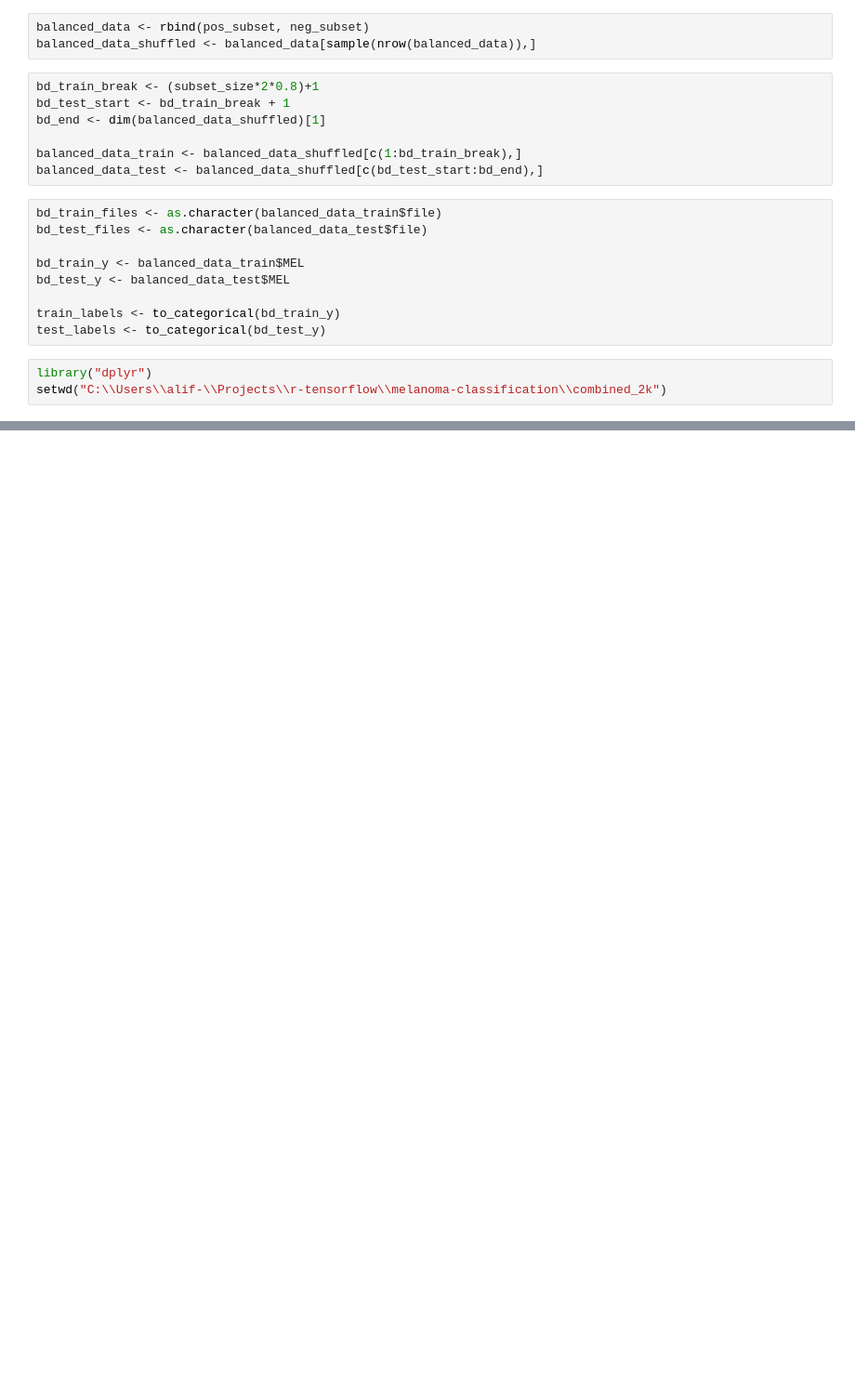
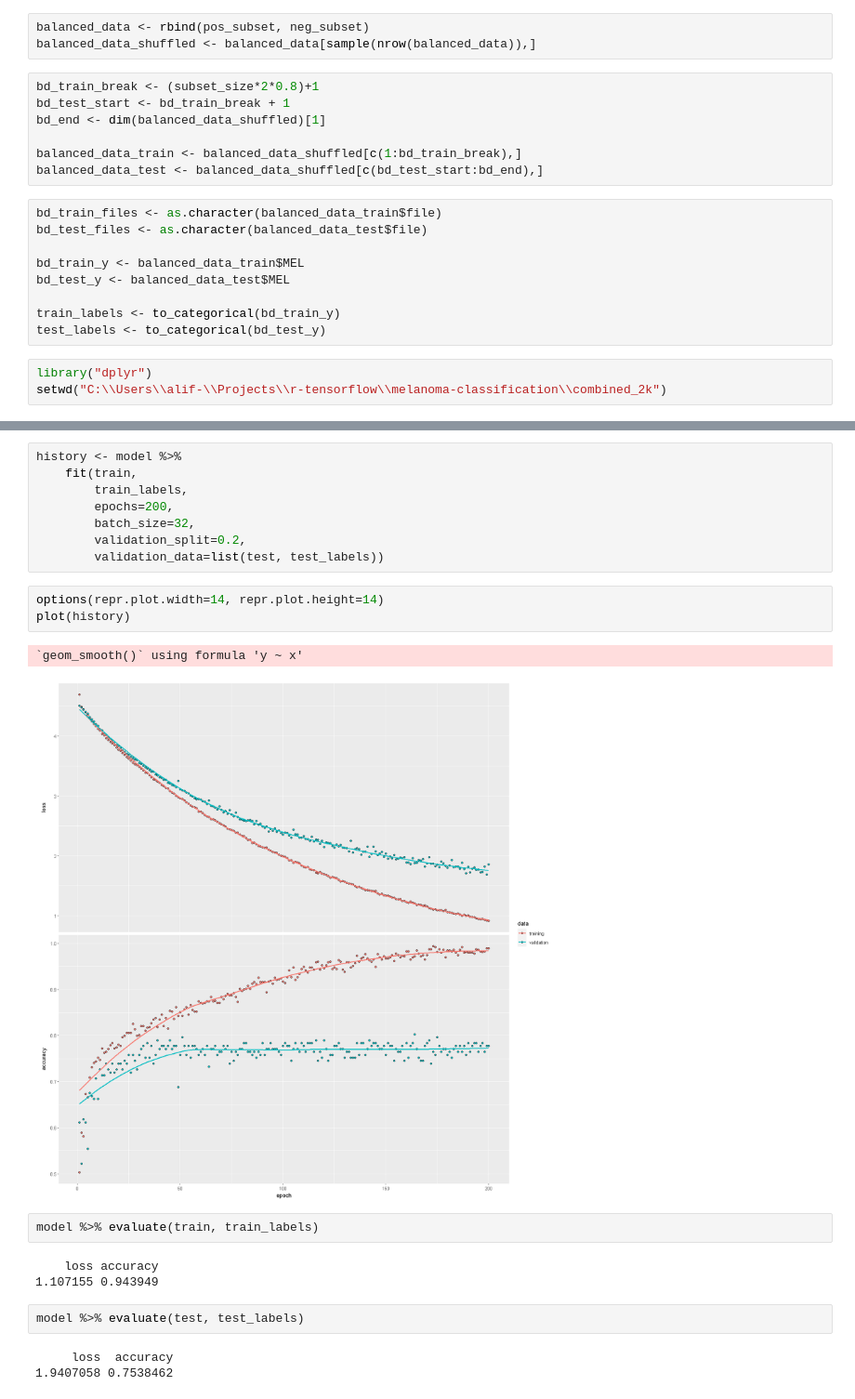
Before and after one commit to alif-munim/r-tensorflow, a Jupyter notebook: melanoma-classification/melanoma-classification.ipynb, the cells around one changed output, grey strips where cells are left out. Shown at 93% size. Drawn from its saved outputs; the diff is of its cells as text; blank space fills up the shorter version.

```diff
--- a/melanoma-classification/melanoma-classification.ipynb
+++ b/melanoma-classification/melanoma-classification.ipynb
@@ -727,0 +749,24 @@ table(Predicted = pred, Actual = bd_test_y)
+# %%
+history <- model %>%
+    fit(train,
+        train_labels,
+        epochs=200,
+        batch_size=32,
+        validation_split=0.2,
+        validation_data=list(test, test_labels))
+# %%
+options(repr.plot.width=14, repr.plot.height=14)
+plot(history)
+# %% [output]
+`geom_smooth()` using formula 'y ~ x'
+[figure, added]
+# %%
+model %>% evaluate(train, train_labels)
+# %% [output]
+    loss accuracy
+1.107155 0.943949
+# %%
+model %>% evaluate(test, test_labels)
+# %% [output]
+     loss  accuracy
+1.9407058 0.7538462
```
Also changed, not shown: parts of 33 cells of this notebook.
